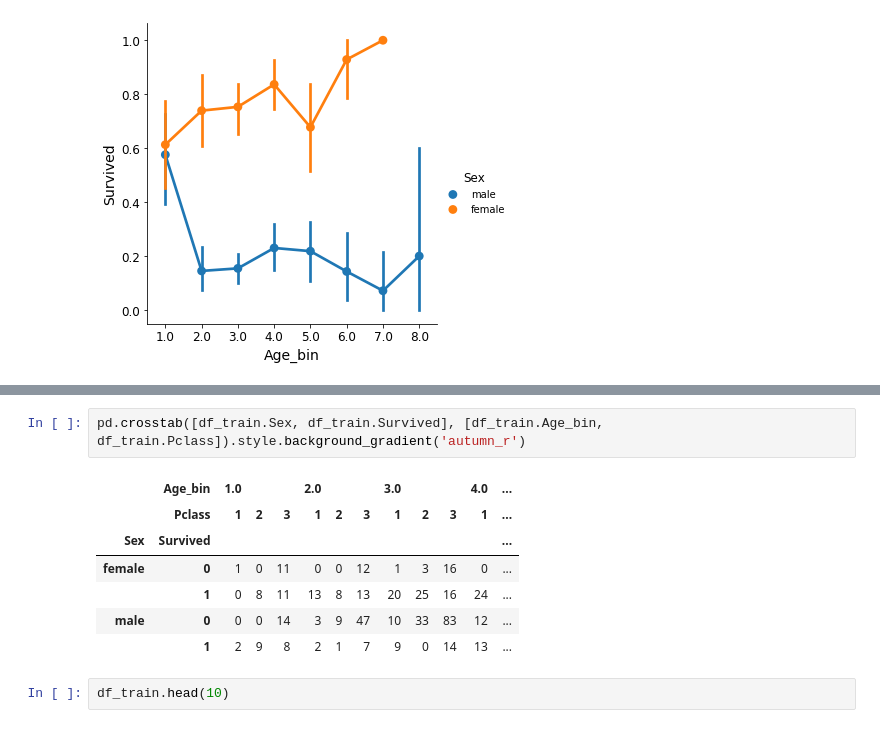
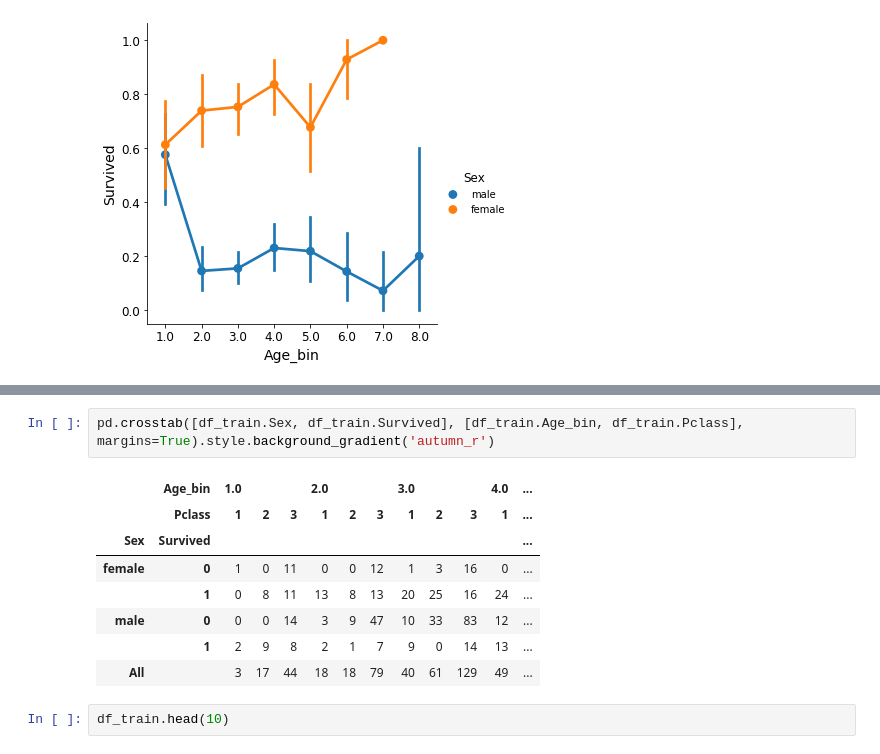
Before and after one commit to SantiB17/Titanic-Comp, a Jupyter notebook: Titanic_notebook.ipynb, the cells around one changed output, grey strips where cells are left out. Cells and saved outputs as stored; diff of their text form.

```diff
--- a/Titanic_notebook.ipynb
+++ b/Titanic_notebook.ipynb
@@ -270,13 +270,14 @@ sns.catplot('Age_bin', 'Survived', col='Pclass', row='Sex', kind='point', data=d
 # %%
-pd.crosstab([df_train.Sex, df_train.Survived], [df_train.Age_bin, df_train.Pclass]).style.background_gradient('autumn_r')
+pd.crosstab([df_train.Sex, df_train.Survived], [df_train.Age_bin, df_train.Pclass], margins=True).style.background_gradient('autumn_r')
 # %% [output]
 |  | Age_bin | 1.0 |  |  | 2.0 |  |  | 3.0 |  |  | 4.0 | ... |
 |  | Pclass | 1 | 2 | 3 | 1 | 2 | 3 | 1 | 2 | 3 | 1 | ... |
 | Sex | Survived |  |  |  |  |  |  |  |  |  |  | ... |
 | female | 0 | 1 | 0 | 11 | 0 | 0 | 12 | 1 | 3 | 16 | 0 | ... |
 |  | 1 | 0 | 8 | 11 | 13 | 8 | 13 | 20 | 25 | 16 | 24 | ... |
 | male | 0 | 0 | 0 | 14 | 3 | 9 | 47 | 10 | 33 | 83 | 12 | ... |
 |  | 1 | 2 | 9 | 8 | 2 | 1 | 7 | 9 | 0 | 14 | 13 | ... |
+| All |  | 3 | 17 | 44 | 18 | 18 | 79 | 40 | 61 | 129 | 49 | ... |
 # %%
 df_train.head(10)
 # %% [output]
```
Also changed, not shown: parts of 11 cells of this notebook.
